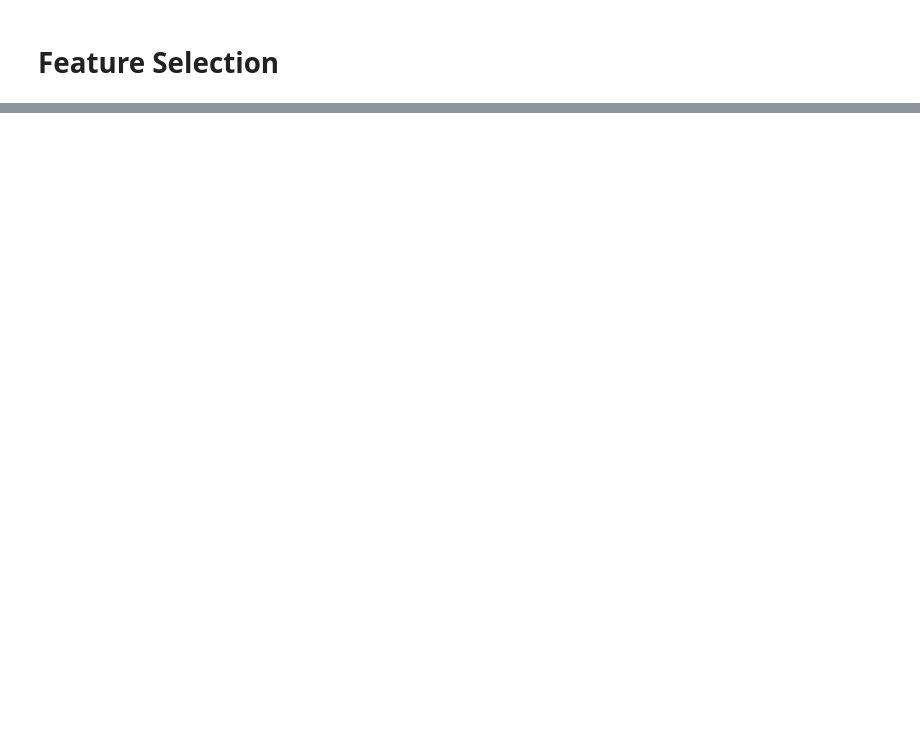
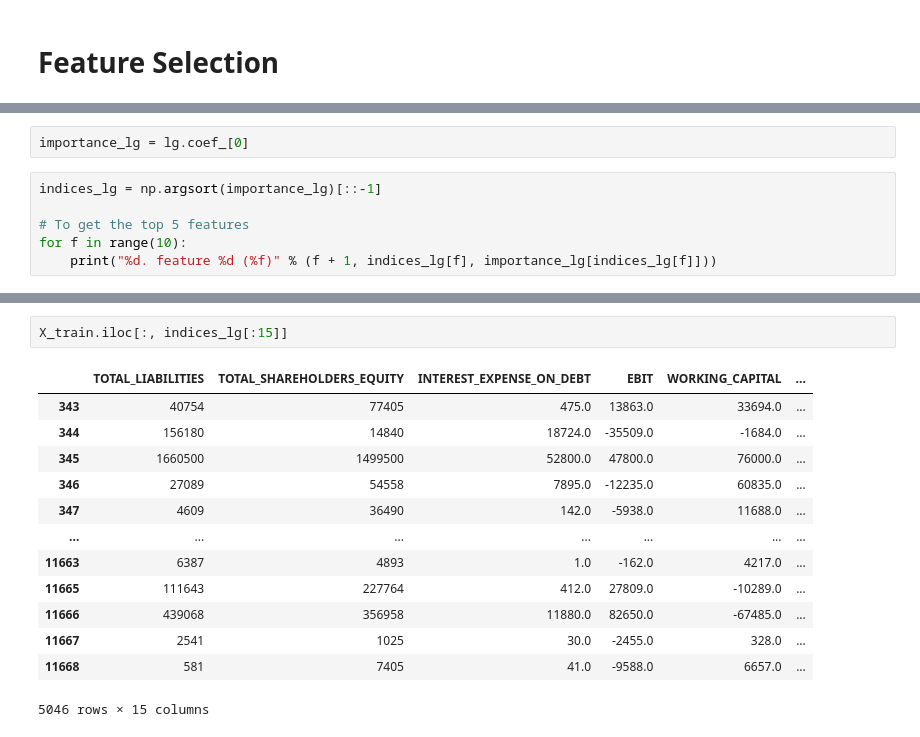
Before and after one commit to daye-oa/Afo, a Jupyter notebook: Finance assignemnt/Finance Assigment - classification.ipynb, the cells around one changed output, grey strips where cells are left out. Saved outputs shown, nothing was run; the diff lists cells and outputs as text; blank space fills up the shorter version.

```diff
--- a/Finance assignemnt/Finance Assigment - classification.ipynb
+++ b/Finance assignemnt/Finance Assigment - classification.ipynb
@@ -1001,0 +1224,8 @@ print(f"F1 Score: {f1_score_knc}")
+# %%
+importance_lg = lg.coef_[0]
+# %%
+indices_lg = np.argsort(importance_lg)[::-1]
+
+# To get the top 5 features
+for f in range(10):
+    print("%d. feature %d (%f)" % (f + 1, indices_lg[f], importance_lg[indices_lg[f]]))
@@ -1001,0 +1243,16 @@ print(f"F1 Score: {f1_score_knc}")
+# %%
+X_train.iloc[:, indices_lg[:15]]
+# %% [output]
+|  | TOTAL_LIABILITIES | TOTAL_SHAREHOLDERS_EQUITY | INTEREST_EXPENSE_ON_DEBT | EBIT | WORKING_CAPITAL | ... |
+| 343 | 40754 | 77405 | 475.0 | 13863.0 | 33694.0 | ... |
+| 344 | 156180 | 14840 | 18724.0 | -35509.0 | -1684.0 | ... |
+| 345 | 1660500 | 1499500 | 52800.0 | 47800.0 | 76000.0 | ... |
+| 346 | 27089 | 54558 | 7895.0 | -12235.0 | 60835.0 | ... |
+| 347 | 4609 | 36490 | 142.0 | -5938.0 | 11688.0 | ... |
+| ... | ... | ... | ... | ... | ... | ... |
+| 11663 | 6387 | 4893 | 1.0 | -162.0 | 4217.0 | ... |
+| 11665 | 111643 | 227764 | 412.0 | 27809.0 | -10289.0 | ... |
+| 11666 | 439068 | 356958 | 11880.0 | 82650.0 | -67485.0 | ... |
+| 11667 | 2541 | 1025 | 30.0 | -2455.0 | 328.0 | ... |
+| 11668 | 581 | 7405 | 41.0 | -9588.0 | 6657.0 | ... |
+5046 rows × 15 columns
```
Also changed, not shown: parts of 50 cells of this notebook.
